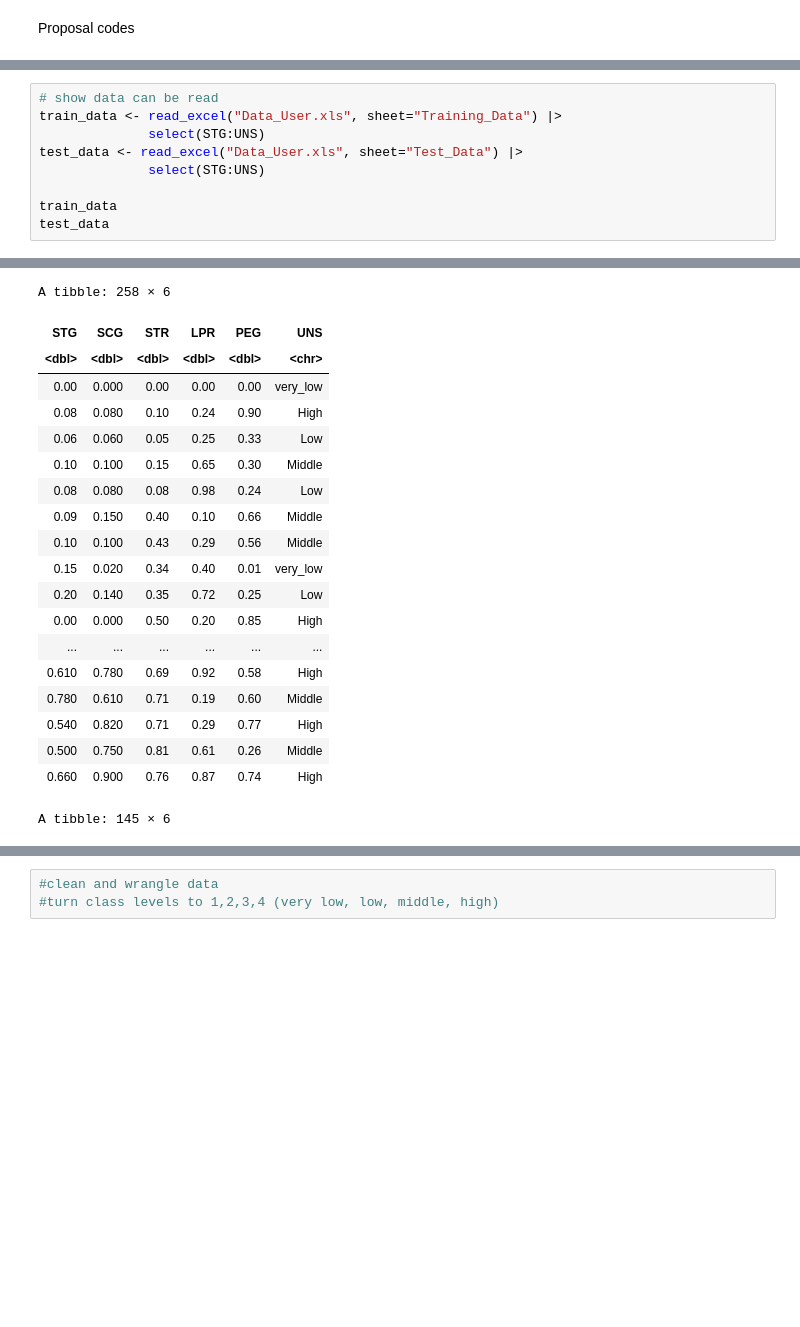
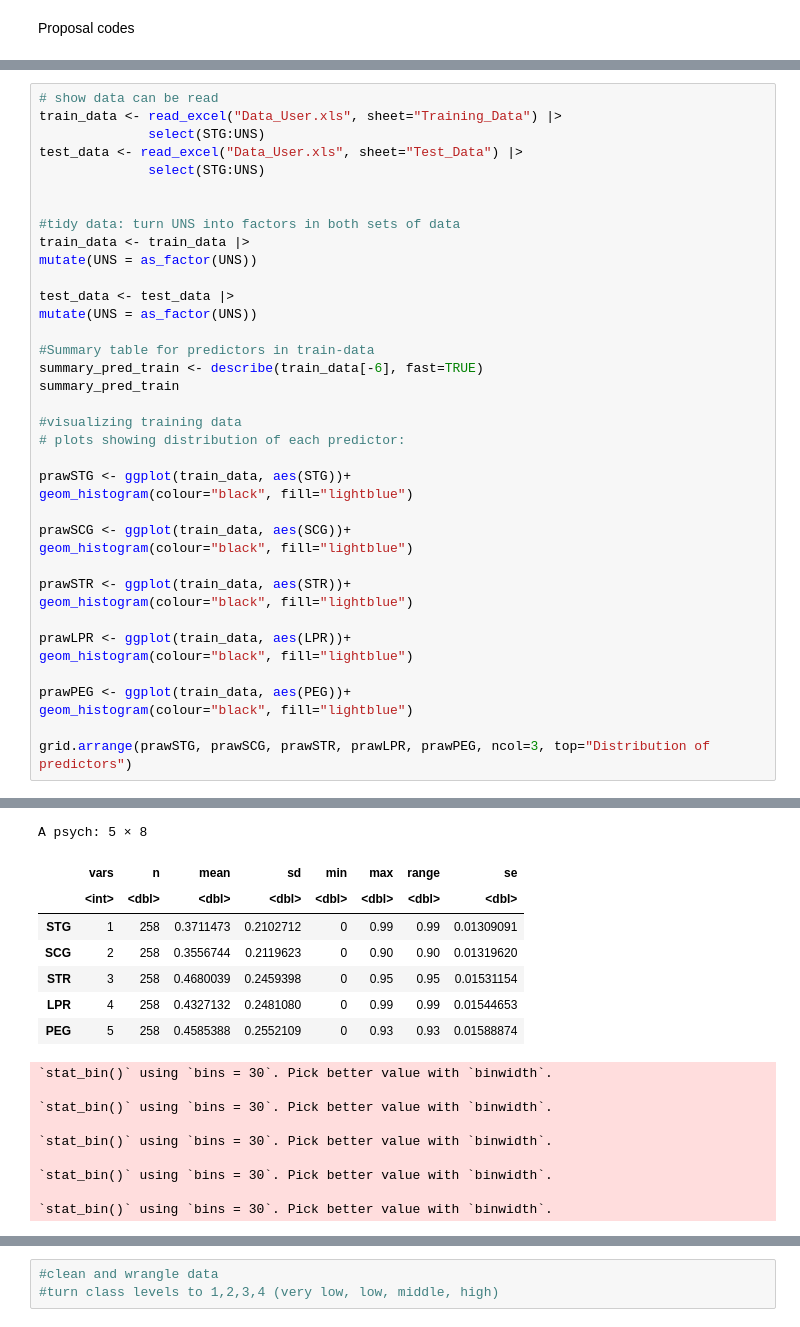
Before and after one commit to fyang1419/Group-56-Project, a Jupyter notebook: Proposal codes.ipynb, the cells around one changed output, grey strips where cells are left out. Drawn from its saved outputs; the diff is of its cells as text; blank space fills up the shorter version.

Commit message:
Cleaned data, summarized and plotted predictors
I added 3 packages, "psych" might needs to be installed locally.

```diff
--- a/Proposal codes.ipynb
+++ b/Proposal codes.ipynb
@@ -6,36 +26,62 @@ library(readxl)
 # %%
 # show data can be read
 train_data <- read_excel("Data_User.xls", sheet="Training_Data") |>
               select(STG:UNS)
 test_data <- read_excel("Data_User.xls", sheet="Test_Data") |>
               select(STG:UNS)
 
-train_data
-test_data
+
+#tidy data: turn UNS into factors in both sets of data
+train_data <- train_data |>
+mutate(UNS = as_factor(UNS))
+
+test_data <- test_data |>
+mutate(UNS = as_factor(UNS))
+
+#Summary table for predictors in train-data
+summary_pred_train <- describe(train_data[-6], fast=TRUE)
+summary_pred_train
+
+#visualizing training data
+# plots showing distribution of each predictor:
+
+prawSTG <- ggplot(train_data, aes(STG))+
+geom_histogram(colour="black", fill="lightblue")
+
+prawSCG <- ggplot(train_data, aes(SCG))+
+geom_histogram(colour="black", fill="lightblue")
+
+prawSTR <- ggplot(train_data, aes(STR))+
+geom_histogram(colour="black", fill="lightblue")
+
+prawLPR <- ggplot(train_data, aes(LPR))+
+geom_histogram(colour="black", fill="lightblue")
+
+prawPEG <- ggplot(train_data, aes(PEG))+
+geom_histogram(colour="black", fill="lightblue")
+
+grid.arrange(prawSTG, prawSCG, prawSTR, prawLPR, prawPEG, ncol=3, top="Distribution of predictors")
 # %% [output]
 New names:
 • `` -> `...7`
 • `` -> `...8`
 New names:
 • `` -> `...7`
 • `` -> `...8`
-A tibble: 258 × 6
+A psych: 5 × 8
-| STG | SCG | STR | LPR | PEG | UNS |
-| <dbl> | <dbl> | <dbl> | <dbl> | <dbl> | <chr> |
-| 0.00 | 0.000 | 0.00 | 0.00 | 0.00 | very_low |
-| 0.08 | 0.080 | 0.10 | 0.24 | 0.90 | High |
-| 0.06 | 0.060 | 0.05 | 0.25 | 0.33 | Low |
-| 0.10 | 0.100 | 0.15 | 0.65 | 0.30 | Middle |
-| 0.08 | 0.080 | 0.08 | 0.98 | 0.24 | Low |
-| 0.09 | 0.150 | 0.40 | 0.10 | 0.66 | Middle |
-| 0.10 | 0.100 | 0.43 | 0.29 | 0.56 | Middle |
-| 0.15 | 0.020 | 0.34 | 0.40 | 0.01 | very_low |
-| 0.20 | 0.140 | 0.35 | 0.72 | 0.25 | Low |
-| 0.00 | 0.000 | 0.50 | 0.20 | 0.85 | High |
-| ... | ... | ... | ... | ... | ... |
-| 0.610 | 0.780 | 0.69 | 0.92 | 0.58 | High |
-| 0.780 | 0.610 | 0.71 | 0.19 | 0.60 | Middle |
-| 0.540 | 0.820 | 0.71 | 0.29 | 0.77 | High |
-| 0.500 | 0.750 | 0.81 | 0.61 | 0.26 | Middle |
-| 0.660 | 0.900 | 0.76 | 0.87 | 0.74 | High |
+|  | vars | n | mean | sd | min | max | range | se |
+|  | <int> | <dbl> | <dbl> | <dbl> | <dbl> | <dbl> | <dbl> | <dbl> |
+| STG | 1 | 258 | 0.3711473 | 0.2102712 | 0 | 0.99 | 0.99 | 0.01309091 |
+| SCG | 2 | 258 | 0.3556744 | 0.2119623 | 0 | 0.90 | 0.90 | 0.01319620 |
+| STR | 3 | 258 | 0.4680039 | 0.2459398 | 0 | 0.95 | 0.95 | 0.01531154 |
+| LPR | 4 | 258 | 0.4327132 | 0.2481080 | 0 | 0.99 | 0.99 | 0.01544653 |
+| PEG | 5 | 258 | 0.4585388 | 0.2552109 | 0 | 0.93 | 0.93 | 0.01588874 |
-A tibble: 145 × 6
+`stat_bin()` using `bins = 30`. Pick better value with `binwidth`.
+
+`stat_bin()` using `bins = 30`. Pick better value with `binwidth`.
+
+`stat_bin()` using `bins = 30`. Pick better value with `binwidth`.
+
+`stat_bin()` using `bins = 30`. Pick better value with `binwidth`.
+
+`stat_bin()` using `bins = 30`. Pick better value with `binwidth`.
```
Also changed, not shown: parts of 2 cells of this notebook.
